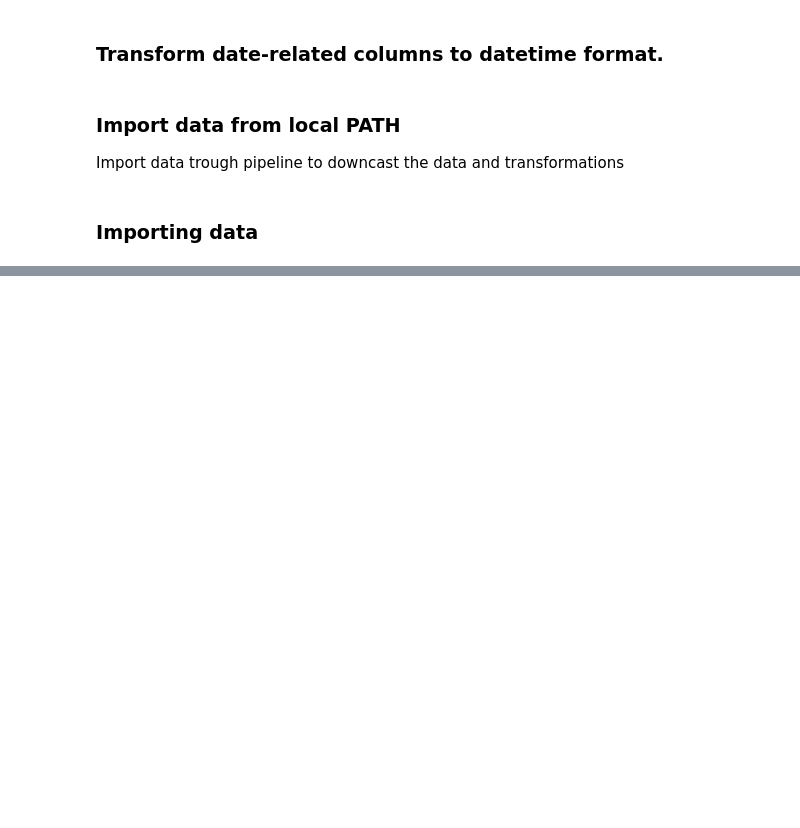
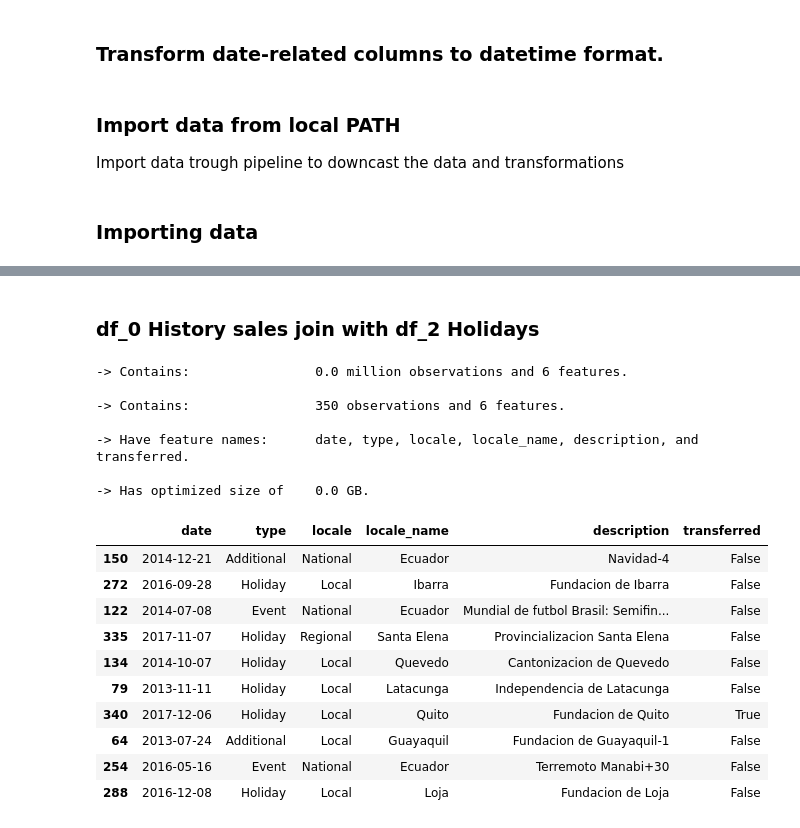
Before and after one commit to AFEngelage/Group4B, a Jupyter notebook: notebooks/2024 04 21 - Supermarket Loading first data - AFE.ipynb, the cells around one changed output, grey strips where cells are left out. Drawn from its saved outputs; the diff is of its cells as text; code cells hidden in the pictures; blank space fills up the shorter version.

```diff
--- a/notebooks/2024 04 21 - Supermarket Loading first data - AFE.ipynb
+++ b/notebooks/2024 04 21 - Supermarket Loading first data - AFE.ipynb
@@ -121,16 +107,18 @@ def standardize_column_names(s):
 
 def optimize_memory(df):
     # Change: Objects to Categorical.                                               #WHEN needed to transform Objects to Categorical?
-    # object_cols = df.select_dtypes(include="object").columns
-    # if not object_cols.empty:
-    #     print("Change: Objects to Categorical")
-    #     df[object_cols] = df[object_cols].astype("category")
+    object_cols = df.select_dtypes(include="object").columns
+
+    if not object_cols.empty:
+        print("Change: Objects to Categorical")
+        df[object_cols] = df[object_cols].astype("category")
 
     # Change: Convert integers to smallest unsigned integer and floats to smallest.
     for old, new in [("integer", "unsigned"), ("float", "float")]:
         print("Change: " + old + " --> " + new)
         for col in df.select_dtypes(include=old).columns:
             df[col] = pd.to_numeric(df[col], downcast=new)
+
     return df
 
 
@@ -150,10 +138,10 @@ def transform_date_to_datetime(df, i):
         print("Change: Transformed 'year', 'month', 'day' columns to Datetime feature")
         df["date"] = pd.to_datetime(df[["year", "month", "day"]], unit="us")
 
-        print(
-            "Change: Dropped 'year', 'month', 'day' columns and transformed to Datetime64[us] feature"
-        )
-        df.drop(columns=["day", "month", "year"], inplace=True)
+        # print(
+        #     "Change: Dropped 'year', 'month', 'day' columns and transformed to Datetime64[us] feature"
+        # )
+        # df.drop(columns=["day", "month", "year"], inplace=True)
 
     else:
         if "date" in df.columns:
@@ -168,7 +156,7 @@ Import data trough pipeline to downcast the data and transformations
 def f_get_data(i=0):
 
     # Define path.
-    c_path = "C:/Users/sebas/OneDrive/Documenten/GitHub/Supermarketcasegroupproject/Group4B/data/raw/"
+    c_path = "C:/Users/alexander/Documents/0. Data Science and AI for Experts/EAISI_4B_Supermarket/data/raw/"
 
     # Identify file.
     v_file = (
@@ -178,8 +166,8 @@ def f_get_data(i=0):
         "items",  # 3
         "oil",  # 4
         "stores",  # 5
-        "transactions",
-    )  # 6
+        "transactions",  # 6
+    )
 
     # Load data.
     df = (
@@ -187,7 +175,7 @@ def f_get_data(i=0):
         .rename(columns=standardize_column_names)
         .pipe(optimize_memory)
         .pipe(month_year_to_int, i)
-        # .pipe(transform_date_to_datetime, i)
+        .pipe(transform_date_to_datetime, i)
     )
 
     # Return data.
@@ -655,0 +296,32 @@ memory usage: 897.0+ KB
+# %% [markdown]
+### df_0 History sales join with df_2 Holidays
+# %%
+print(
+    f"-> Contains:                {round(df_2.shape[0]/1e6, 1)} million observations and {df_2.shape[1]} features.\n"
+)
+print(
+    f"-> Contains:                {df_2.shape[0]} observations and {df_2.shape[1]} features.\n"
+)
+print(f"-> Have feature names:      {f_concat(df_2.columns)}.\n")
+print(f"-> Has optimized size of    {round(sys.getsizeof(df_2)/1024/1024/1024, 2)} GB.")
+
+df_2.sample(10)
+# %% [output]
+-> Contains:                0.0 million observations and 6 features.
+
+-> Contains:                350 observations and 6 features.
+
+-> Have feature names:      date, type, locale, locale_name, description, and transferred.
+
+-> Has optimized size of    0.0 GB.
+|  | date | type | locale | locale_name | description | transferred |
+| 150 | 2014-12-21 | Additional | National | Ecuador | Navidad-4 | False |
+| 272 | 2016-09-28 | Holiday | Local | Ibarra | Fundacion de Ibarra | False |
+| 122 | 2014-07-08 | Event | National | Ecuador | Mundial de futbol Brasil: Semifin... | False |
+| 335 | 2017-11-07 | Holiday | Regional | Santa Elena | Provincializacion Santa Elena | False |
+| 134 | 2014-10-07 | Holiday | Local | Quevedo | Cantonizacion de Quevedo | False |
+| 79 | 2013-11-11 | Holiday | Local | Latacunga | Independencia de Latacunga | False |
+| 340 | 2017-12-06 | Holiday | Local | Quito | Fundacion de Quito | True |
+| 64 | 2013-07-24 | Additional | Local | Guayaquil | Fundacion de Guayaquil-1 | False |
+| 254 | 2016-05-16 | Event | National | Ecuador | Terremoto Manabi+30 | False |
+| 288 | 2016-12-08 | Holiday | Local | Loja | Fundacion de Loja | False |
```
Also changed, not shown: parts of 32 cells of this notebook.
